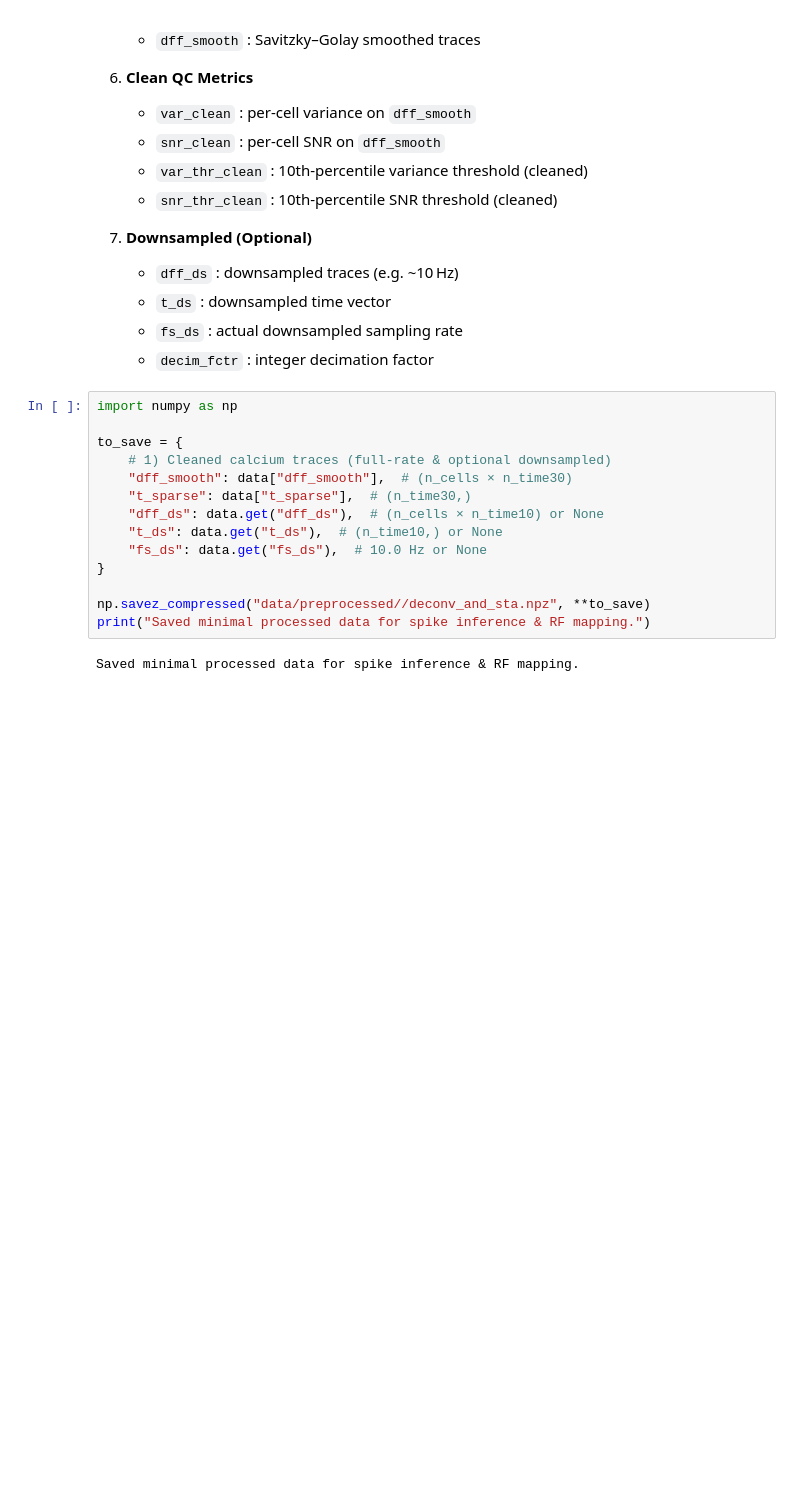
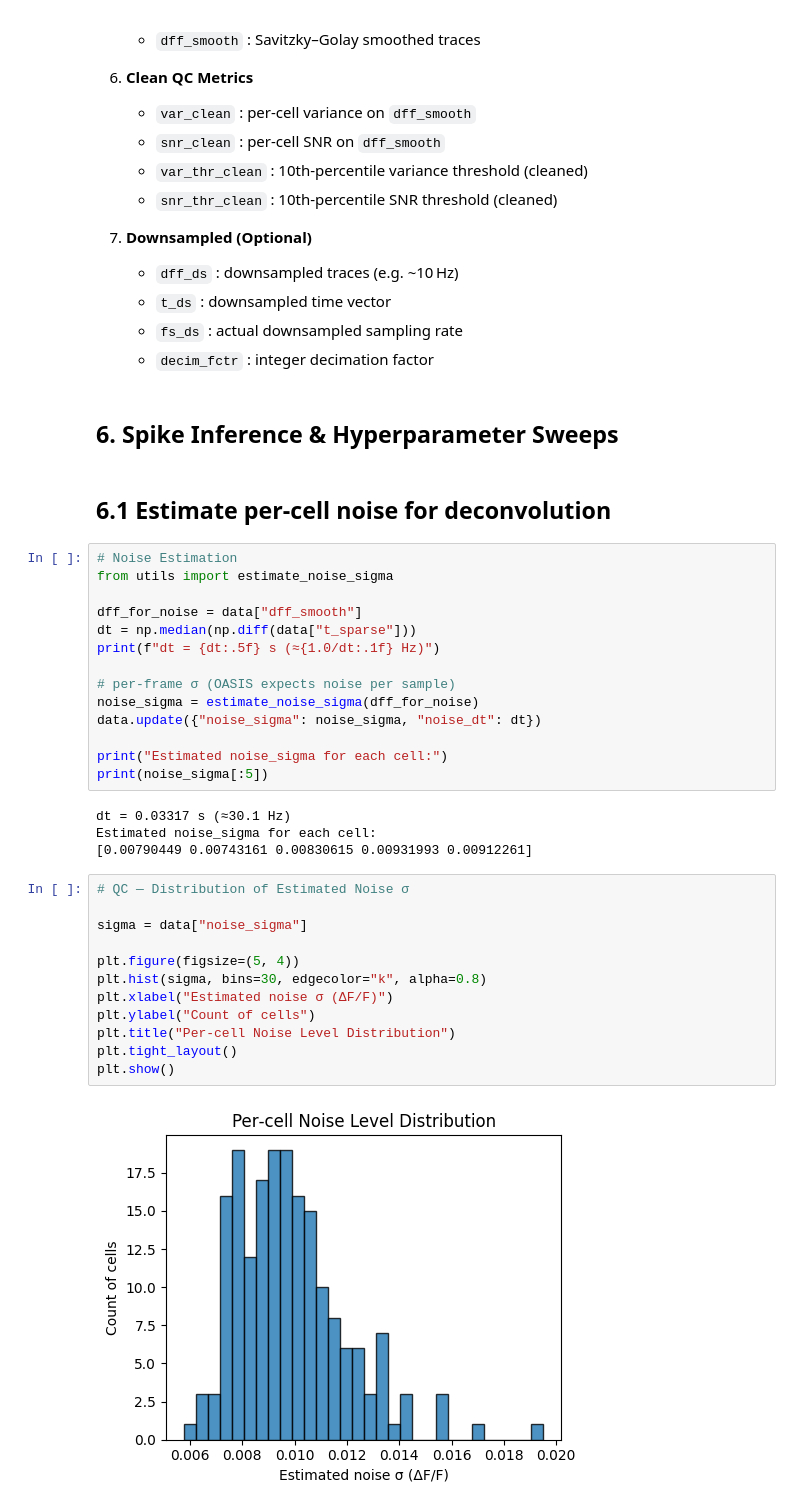
Before and after one commit to ak-andreas/nds-final-project-summer25, a Jupyter notebook: practical02.ipynb, the cells around one changed output. Saved outputs shown, nothing was run; the diff lists cells and outputs as text; blank space fills up the shorter version.

```diff
--- a/practical02.ipynb
+++ b/practical02.ipynb
@@ -874,19 +884,39 @@ data
    - `t_ds`          : downsampled time vector
    - `fs_ds`         : actual downsampled sampling rate
    - `decim_fctr`    : integer decimation factor
-# %%
-import numpy as np
-
-to_save = {
-    # 1) Cleaned calcium traces (full‑rate & optional downsampled)
-    "dff_smooth": data["dff_smooth"],  # (n_cells × n_time30)
-    "t_sparse": data["t_sparse"],  # (n_time30,)
-    "dff_ds": data.get("dff_ds"),  # (n_cells × n_time10) or None
-    "t_ds": data.get("t_ds"),  # (n_time10,) or None
-    "fs_ds": data.get("fs_ds"),  # 10.0 Hz or None
-}
-
-np.savez_compressed("data/preprocessed//deconv_and_sta.npz", **to_save)
-print("Saved minimal processed data for spike inference & RF mapping.")
-# %% [output]
-Saved minimal processed data for spike inference & RF mapping.
+# %% [markdown]
+## 6. Spike Inference & Hyperparameter Sweeps
+# %% [markdown]
+## 6.1 Estimate per‑cell noise for deconvolution
+# %%
+# Noise Estimation
+from utils import estimate_noise_sigma
+
+dff_for_noise = data["dff_smooth"]
+dt = np.median(np.diff(data["t_sparse"]))
+print(f"dt = {dt:.5f} s (≈{1.0/dt:.1f} Hz)")
+
+# per‑frame σ (OASIS expects noise per sample)
+noise_sigma = estimate_noise_sigma(dff_for_noise)
+data.update({"noise_sigma": noise_sigma, "noise_dt": dt})
+
+print("Estimated noise_sigma for each cell:")
+print(noise_sigma[:5])
+# %% [output]
+dt = 0.03317 s (≈30.1 Hz)
+Estimated noise_sigma for each cell:
+[0.00790449 0.00743161 0.00830615 0.00931993 0.00912261]
+# %%
+# QC — Distribution of Estimated Noise σ
+
+sigma = data["noise_sigma"]
+
+plt.figure(figsize=(5, 4))
+plt.hist(sigma, bins=30, edgecolor="k", alpha=0.8)
+plt.xlabel("Estimated noise σ (ΔF/F)")
+plt.ylabel("Count of cells")
+plt.title("Per‑cell Noise Level Distribution")
+plt.tight_layout()
+plt.show()
+# %% [output]
+[figure, added]
```
Also changed, not shown: parts of 22 cells of this notebook, 6 other files.
